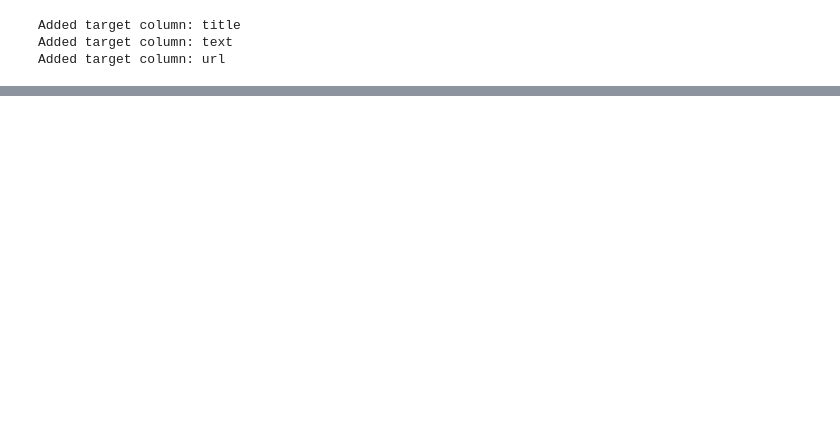
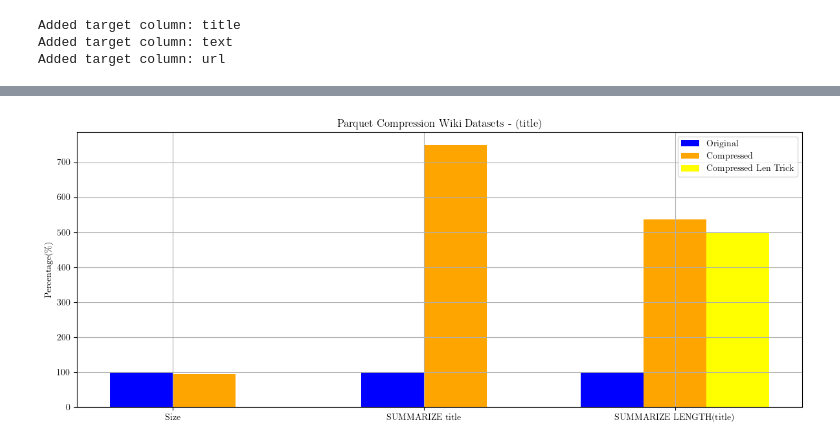
Before and after one commit to utndatasystems/virtual, a Jupyter notebook: string_compression/summarize_wiki.ipynb, the cells around one changed output, grey strips where cells are left out. Drawn from its saved outputs; the diff is of its cells as text; code cells hidden in the pictures; blank space fills up the shorter version.

```diff
--- a/string_compression/summarize_wiki.ipynb
+++ b/string_compression/summarize_wiki.ipynb
@@ -42,0 +62,4 @@ wiki_plotter.plot_target_column("url")
+# %%
+wiki_plotter.plot_target_column("title")
+# %% [output]
+[figure, added]
```
Also changed, not shown: parts of 5 cells of this notebook, 2 other files.
